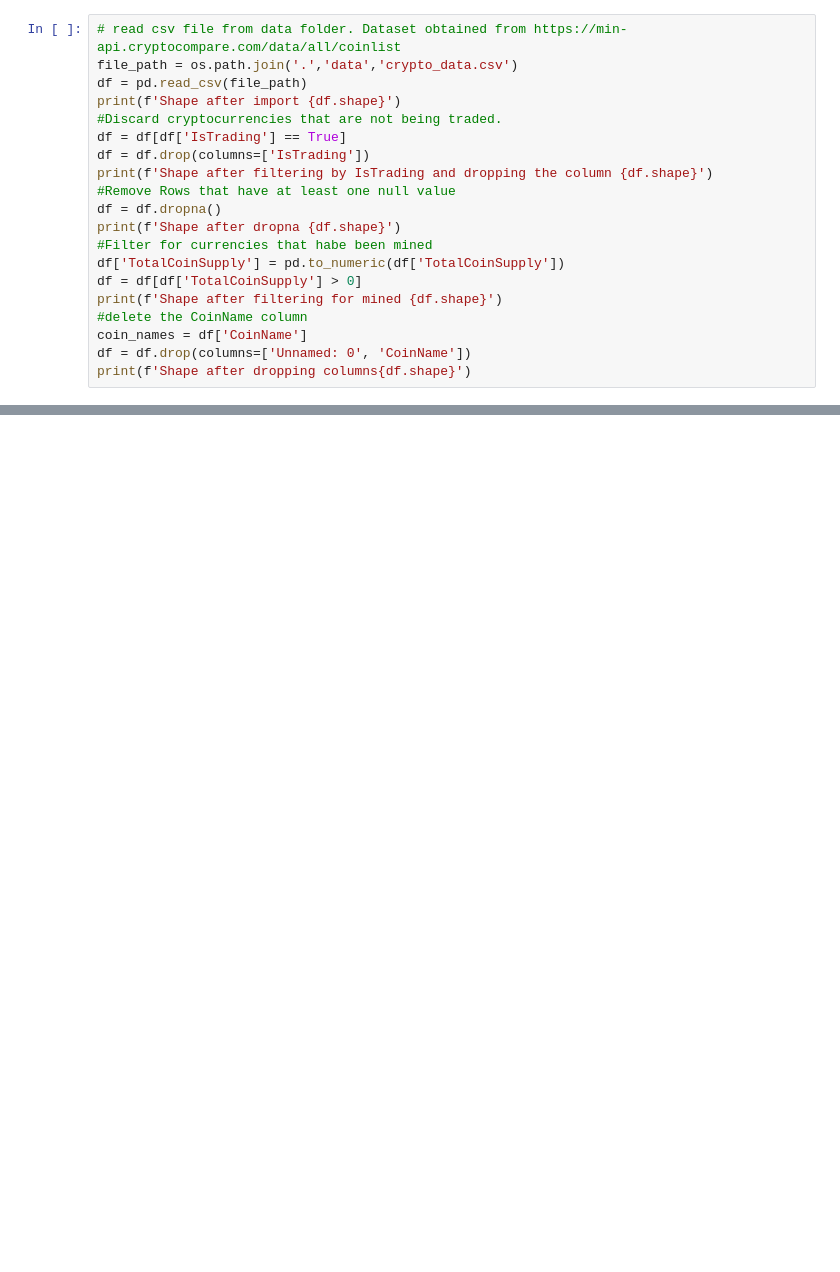
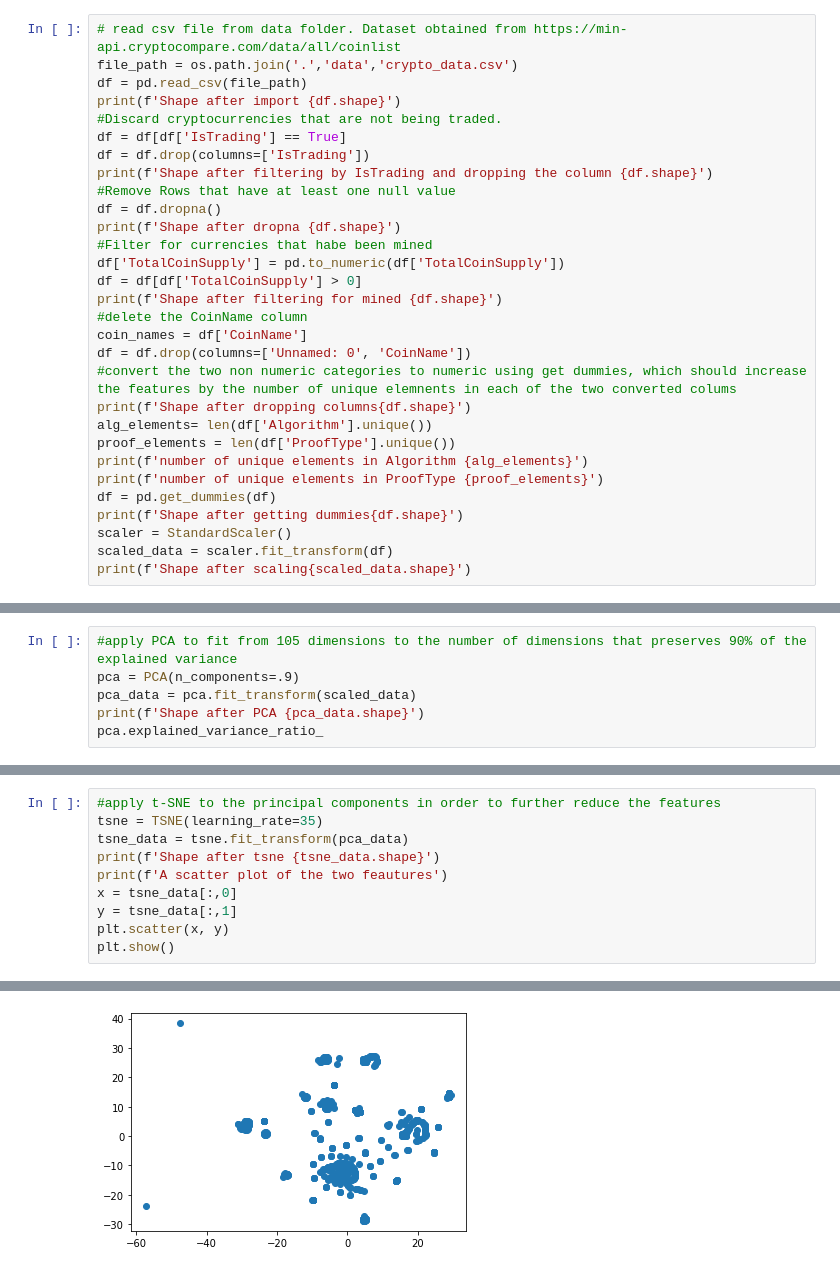
Before and after one commit to trent654321/unsupervised-learning-challenge, a Jupyter notebook: cyrpto_analysis.ipynb, the cells around one changed output, grey strips where cells are left out. Drawn from its saved outputs; the diff is of its cells as text; blank space fills up the shorter version.

```diff
--- a/cyrpto_analysis.ipynb
+++ b/cyrpto_analysis.ipynb
@@ -21,7 +26,17 @@ print(f'Shape after filtering for mined {df.shape}')
 #delete the CoinName column
 coin_names = df['CoinName']
 df = df.drop(columns=['Unnamed: 0', 'CoinName'])
+#convert the two non numeric categories to numeric using get dummies, which should increase the features by the number of unique elemnents in each of the two converted colums
 print(f'Shape after dropping columns{df.shape}')
+alg_elements= len(df['Algorithm'].unique())
+proof_elements = len(df['ProofType'].unique())
+print(f'number of unique elements in Algorithm {alg_elements}')
+print(f'number of unique elements in ProofType {proof_elements}')
+df = pd.get_dummies(df)
+print(f'Shape after getting dummies{df.shape}')
+scaler = StandardScaler()
+scaled_data = scaler.fit_transform(df)
+print(f'Shape after scaling{scaled_data.shape}')
 # %% [output]
 Shape after import (1252, 7)
 Shape after filtering by IsTrading and dropping the column (1144, 6)
@@ -41,0 +50,6 @@ print(len(df['ProofType'].unique()))
+# %%
+#apply PCA to fit from 105 dimensions to the number of dimensions that preserves 90% of the explained variance
+pca = PCA(n_components=.9)
+pca_data = pca.fit_transform(scaled_data)
+print(f'Shape after PCA {pca_data.shape}')
+pca.explained_variance_ratio_
@@ -41,0 +74,11 @@ print(len(df['ProofType'].unique()))
+# %%
+#apply t-SNE to the principal components in order to further reduce the features
+tsne = TSNE(learning_rate=35)
+tsne_data = tsne.fit_transform(pca_data)
+print(f'Shape after tsne {tsne_data.shape}')
+print(f'A scatter plot of the two feautures')
+x = tsne_data[:,0]
+y = tsne_data[:,1]
+plt.scatter(x, y)
+plt.show()
+# %% [output]
@@ -41,0 +87 @@ print(len(df['ProofType'].unique()))
+[figure, added]
```
Also changed, not shown: parts of 9 cells of this notebook.
